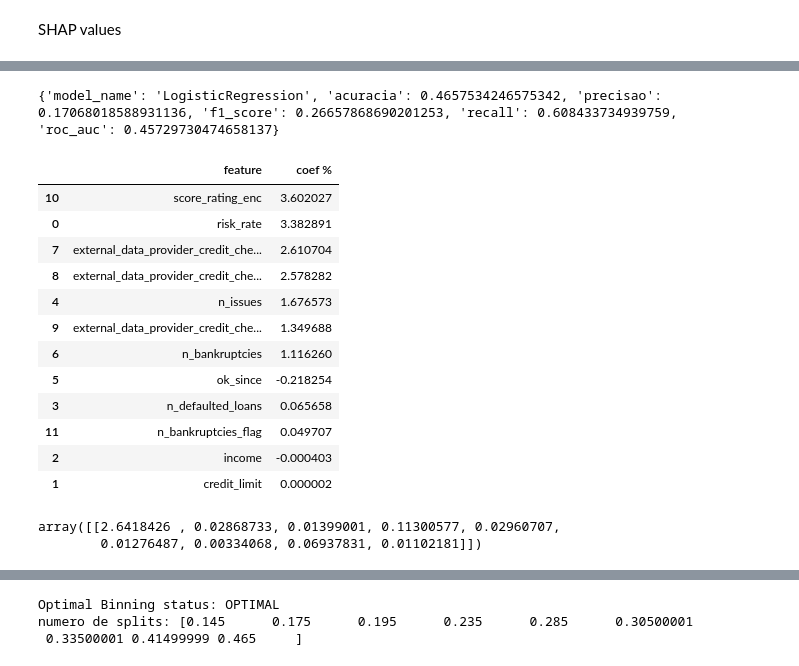
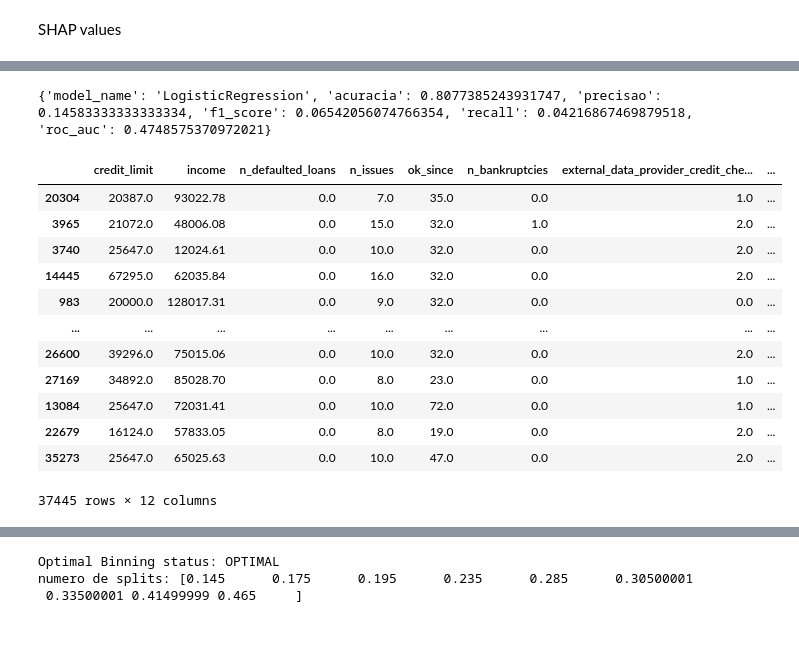
Before and after one commit to WesleySouza13/Nubank-Credit-Risk, a Jupyter notebook: notebooks/modeling.ipynb, the cells around one changed output, grey strips where cells are left out. Saved outputs shown, nothing was run; the diff lists cells and outputs as text; code cells hidden in the pictures; blank space fills up the shorter version.

```diff
--- a/notebooks/modeling.ipynb
+++ b/notebooks/modeling.ipynb
@@ -315,40 +310,21 @@ np.random.seed(0)
 # %%
-# setando modelo de regressao logistica
-x_shap_columns = new_x_train.drop('score_rating', axis=1)
-x_shap_test = new_x_test.drop('score_rating', axis=1)
+# setando novas variaveis
+drop_shap = ['score_rating','income_bin']
+x_shap_columns = new_x_train.drop(drop_shap, axis=1)
+x_shap_test = new_x_test.drop(drop_shap, axis=1)
 
+# setando pipeline da regressao logistica
 log_pipe = Pipeline([
     ('FeatureEng', FeatureEng()),
     ('onehot', OneHotEncoder(handle_unknown='ignore')),
-    ('scaler', StandardScaler()),
+    ('scaler', StandardScaler(with_mean=False)),
     #('PCA', PCA()),
     ('model', LogisticRegression(class_weight='balanced',random_state=42))
 ])
-model_log = log_pipe.named_steps['model']
-model_log.fit(x_shap_columns, y_train)
-log_predict = model_log.predict(x_shap_test)
-log_predict_proba = model_log.predict_proba(x_shap_test)[:,0]
-print(metrics(model=model_log, y_true=y_test, y_pred=log_predict, y_proba=log_predict_proba))
-
-# calculando coeficientes
-coef_df = pd.DataFrame({
-    'feature': x_shap_columns.columns,
-    'coef %': model_log.coef_[0]*100
-}).sort_values(by='coef %', key=abs, ascending=False)
-
-display(coef_df)
+#model_log = log_pipe.named_steps['model']
+log_pipe.fit(x_shap_columns, y_train)
+log_predict = log_pipe.predict(x_shap_test)
+log_predict_proba = log_pipe.predict_proba(x_shap_test)[:,0]
+print(metrics(model=log_pipe.named_steps['model'], y_true=y_test, y_pred=log_predict, y_proba=log_predict_proba))
 # %% [output]
-{'model_name': 'LogisticRegression', 'acuracia': 0.4657534246575342, 'precisao': 0.17068018588931136, 'f1_score': 0.26657868690201253, 'recall': 0.608433734939759, 'roc_auc': 0.45729730474658137}
+{'model_name': 'LogisticRegression', 'acuracia': 0.8077385243931747, 'precisao': 0.14583333333333334, 'f1_score': 0.06542056074766354, 'recall': 0.04216867469879518, 'roc_auc': 0.4748575370972021}
-|  | feature | coef % |
-| 10 | score_rating_enc | 3.602027 |
-| 0 | risk_rate | 3.382891 |
-| 7 | external_data_provider_credit_che... | 2.610704 |
-| 8 | external_data_provider_credit_che... | 2.578282 |
-| 4 | n_issues | 1.676573 |
-| 9 | external_data_provider_credit_che... | 1.349688 |
-| 6 | n_bankruptcies | 1.116260 |
-| 5 | ok_since | -0.218254 |
-| 3 | n_defaulted_loans | 0.065658 |
-| 11 | n_bankruptcies_flag | 0.049707 |
-| 2 | income | -0.000403 |
-| 1 | credit_limit | 0.000002 |
@@ -362,7 +333,25 @@ new_x_test = new_x_test.drop(coef_columns, axis=1)
+# %%
+new_x_train = new_x_train.drop('income_bin', axis=1)
+new_x_train = new_x_train.drop('risk_rate', axis=1)
+new_x_train = new_x_train.drop('score_rating', axis=1)
+# %%
+new_x_train
+# %% [output]
+|  | credit_limit | income | n_defaulted_loans | n_issues | ok_since | n_bankruptcies | external_data_provider_credit_che... | ... |
+| 20304 | 20387.0 | 93022.78 | 0.0 | 7.0 | 35.0 | 0.0 | 1.0 | ... |
+| 3965 | 21072.0 | 48006.08 | 0.0 | 15.0 | 32.0 | 1.0 | 2.0 | ... |
+| 3740 | 25647.0 | 12024.61 | 0.0 | 10.0 | 32.0 | 0.0 | 2.0 | ... |
+| 14445 | 67295.0 | 62035.84 | 0.0 | 16.0 | 32.0 | 0.0 | 2.0 | ... |
+| 983 | 20000.0 | 128017.31 | 0.0 | 9.0 | 32.0 | 0.0 | 0.0 | ... |
+| ... | ... | ... | ... | ... | ... | ... | ... | ... |
+| 26600 | 39296.0 | 75015.06 | 0.0 | 10.0 | 32.0 | 0.0 | 2.0 | ... |
+| 27169 | 34892.0 | 85028.70 | 0.0 | 8.0 | 23.0 | 0.0 | 1.0 | ... |
+| 13084 | 25647.0 | 72031.41 | 0.0 | 10.0 | 72.0 | 0.0 | 1.0 | ... |
+| 22679 | 16124.0 | 57833.05 | 0.0 | 8.0 | 19.0 | 0.0 | 2.0 | ... |
+| 35273 | 25647.0 | 65025.63 | 0.0 | 10.0 | 47.0 | 0.0 | 2.0 | ... |
+37445 rows × 12 columns
 # %%
 # treinando com o novo conjunto de dados
 model_log.fit(new_x_train, y_train)
-model_log.coef_
+#model_log.coef_
+model_log = log_pipe.named_steps['model']
-# %% [output]
-array([[2.6418426 , 0.02868733, 0.01399001, 0.11300577, 0.02960707,
-        0.01276487, 0.00334068, 0.06937831, 0.01102181]])
```
Also changed, not shown: parts of 19 cells of this notebook, 5 other files.
